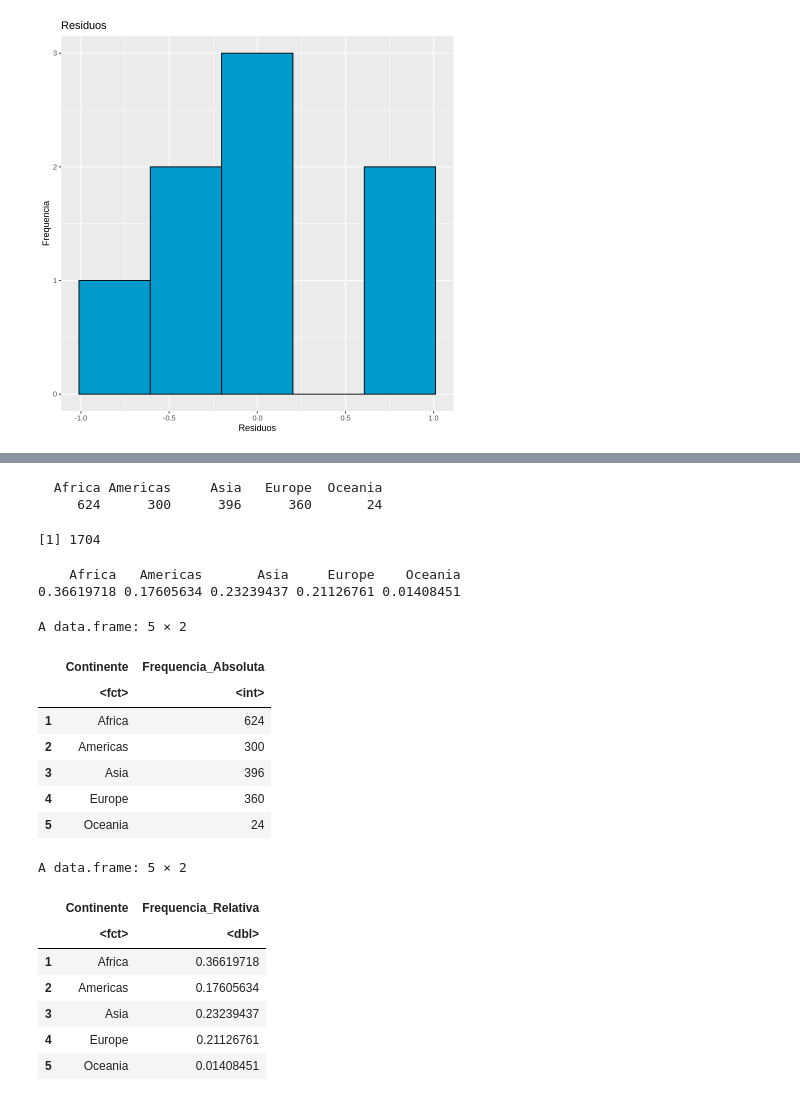
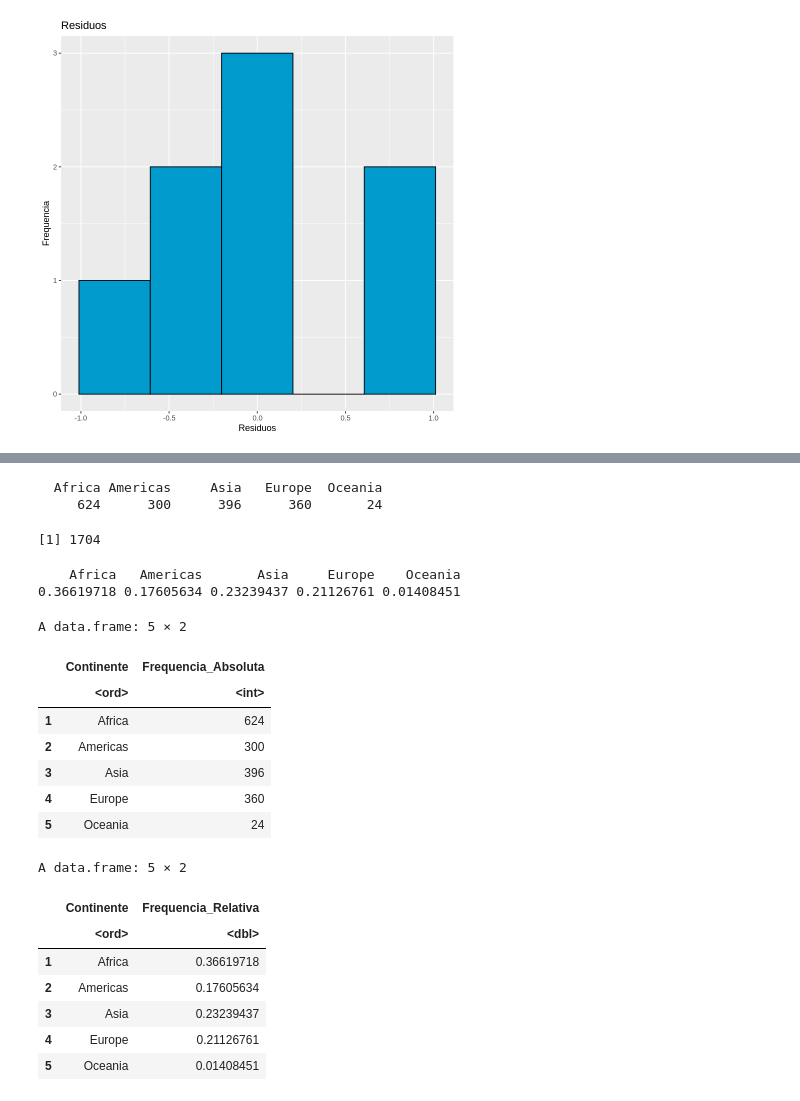
Before and after one commit to BrunaKrasotaMatos/An-liseEstat-stica, a Jupyter notebook: Trilha4/Trilha4.ipynb, the cells around one changed output, grey strips where cells are left out. Drawn from its saved outputs; the diff is of its cells as text; code cells hidden in the pictures.

```diff
--- a/Trilha4/Trilha4.ipynb
+++ b/Trilha4/Trilha4.ipynb
@@ -143,9 +143,10 @@ ggplot(data=mod_1.df) +
 # %%
 # PROBLEMA 2
 # Importa dados
-pib_gap <- read.csv(file = 'pib_gapminder.csv', stringsAsFactors = TRUE)
-head(pib_gap)
-tail(pib_gap)
+#read_csv(examplecsv, col_types = cols(b = col_character()))
+pib_gap_ini <- read.csv(file = 'pib_gapminder.csv')
+head(pib_gap_ini)
+tail(pib_gap_ini)
 # %% [output]
 A data.frame: 6 × 6
 |  | pais | ano | pop | continente | expVida | pibPercap |
@@ -192,2 +192,13 @@ str(pib_gap)
  $ expVida   : num  28.8 30.3 32 34 36.1 ...
  $ pibPercap : num  779 821 853 836 740 ...
+# %%
+# transformando as colunas em ordered
+
+pib_gap_ini <- transform(
+  pib_gap_ini,pais = as.ordered(pais))
+pib_gap <- transform(
+  pib_gap_ini,continente = as.ordered(continente))
+head(pib_gap)
+tail(pib_gap)
+summary(pib_gap)
+str(pib_gap)
@@ -194,34 +246,41 @@ str(pib_gap)
 # %%
 #Faça uma tabela de frequência absoluta e uma tabela de frequência relativa para
 #verificar o número de observações por continente
 
 # Frequencia absoluta
+
 freq_abs = table(pib_gap$continente) #salva frequência absoluta em freq_abs
 freq_abs
 
 total = sum(freq_abs) #soma os valores de freq_abs
 total
 
 freq_rel = freq_abs/total #frequência absoluta dividido pelo total é igual à frequência relativa
 freq_rel
 
 freq_abs_df <- data.frame(freq_abs)
 colnames(freq_abs_df) <- c('Continente','Frequencia_Absoluta')
 
 freq_rel_df <- data.frame(freq_rel)
 colnames(freq_rel_df) <- c('Continente','Frequencia_Relativa')
 
+freq_abs_df <- transform(
+  freq_abs_df,Continente = as.ordered(Continente))
+
+freq_rel_df <- transform(
+  freq_rel_df,Continente = as.ordered(Continente))
+
 head(freq_abs_df)
 head(freq_rel_df)
 # %% [output]
   Africa Americas     Asia   Europe  Oceania
      624      300      396      360       24
 [1] 1704
     Africa   Americas       Asia     Europe    Oceania
 0.36619718 0.17605634 0.23239437 0.21126761 0.01408451
 A data.frame: 5 × 2
 |  | Continente | Frequencia_Absoluta |
-|  | <fct> | <int> |
+|  | <ord> | <int> |
 | 1 | Africa | 624 |
 | 2 | Americas | 300 |
 | 3 | Asia | 396 |
@@ -229,7 +288,7 @@ A data.frame: 5 × 2
 | 5 | Oceania | 24 |
 A data.frame: 5 × 2
 |  | Continente | Frequencia_Relativa |
-|  | <fct> | <dbl> |
+|  | <ord> | <dbl> |
 | 1 | Africa | 0.36619718 |
 | 2 | Americas | 0.17605634 |
 | 3 | Asia | 0.23239437 |
```
Also changed, not shown: parts of 5 cells of this notebook.
